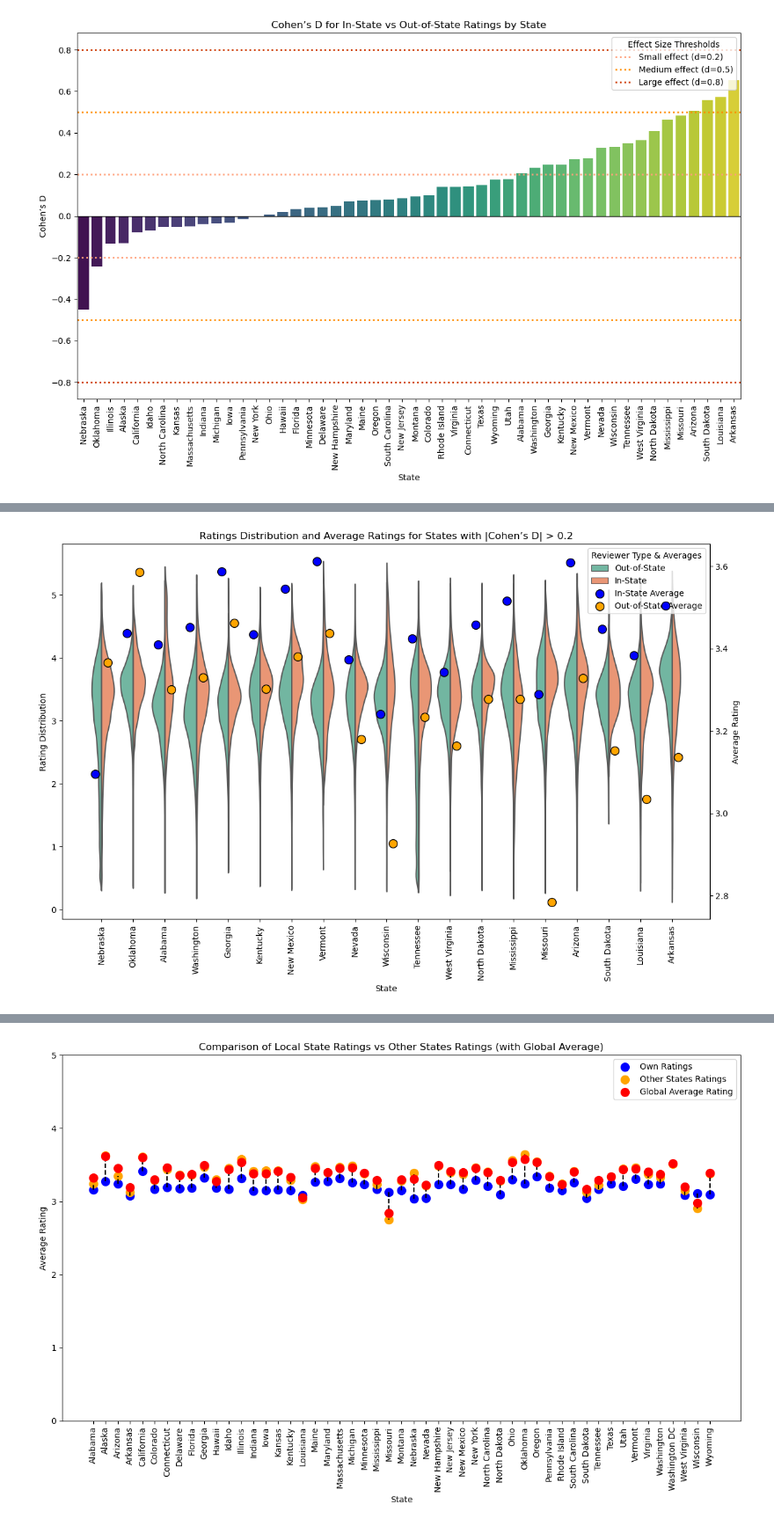
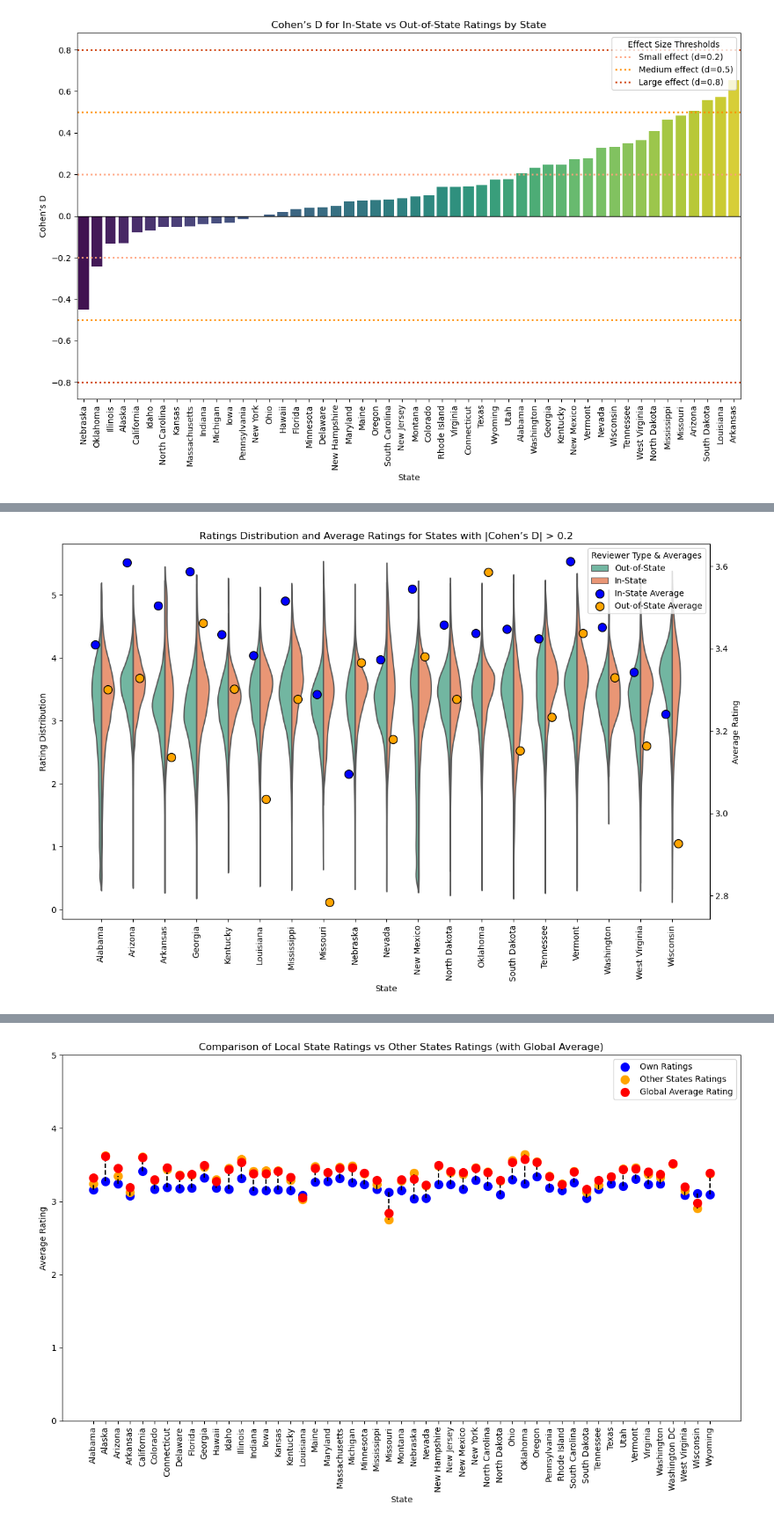
Before and after one commit to epfl-ada/ada-2024-project-x0x0, a Jupyter notebook: src/questions/q1_RB.ipynb, the cells around one changed output, grey strips where cells are left out. Shown at 88% size. Cells and saved outputs as stored; diff of their text form; code cells hidden in the pictures.

```diff
--- a/src/questions/q1_RB.ipynb
+++ b/src/questions/q1_RB.ipynb
@@ -286,6 +369,7 @@ plt.show()
 significant_states = cohen_df_no_nan[
     (cohen_df_no_nan['Cohen_d'] > 0.2) | (cohen_df_no_nan['Cohen_d'] < -0.2)
 ].index
+significant_states = sorted(significant_states)
 
 filtered_ratings = US_ratings[US_ratings['beer_state'].isin(significant_states)]
 
@@ -326,34 +410,34 @@ for i, state in enumerate(significant_states):
             label = f'{relation} Average' if f'{relation} Average' not in labels_added else None
 
             ax2.scatter(x_pos + offset, avg_value,
                         color=color,
                         edgecolor='black',
                         s=100,
                         zorder=3,
                         label=label)
             if label is not None:
                 labels_added.add(label)
 
 ax2.set_ylabel('Average Rating')
 
 ax1.set_xticks(range(len(significant_states)))
 ax1.set_xticklabels(significant_states, rotation=90)
 
 lines_1, labels_1 = ax1.get_legend_handles_labels()
 lines_2, labels_2 = ax2.get_legend_handles_labels()
 
 lines_combined, labels_combined = [], []
 for l, la in zip(lines_1 + lines_2, labels_1 + labels_2):
     if la not in labels_combined:
         lines_combined.append(l)
         labels_combined.append(la)
 
 ax1.legend(lines_combined, labels_combined, title='Reviewer Type & Averages', loc='upper right')
 
 plt.tight_layout()
 plt.show()
 # %% [output]
-[figure, old version]
+[figure, new version]
 # %%
 def cohen_d(x, y):
     x = np.array(x, dtype=float)
```
Also changed, not shown: parts of 1 cell of this notebook, 1 other file.
